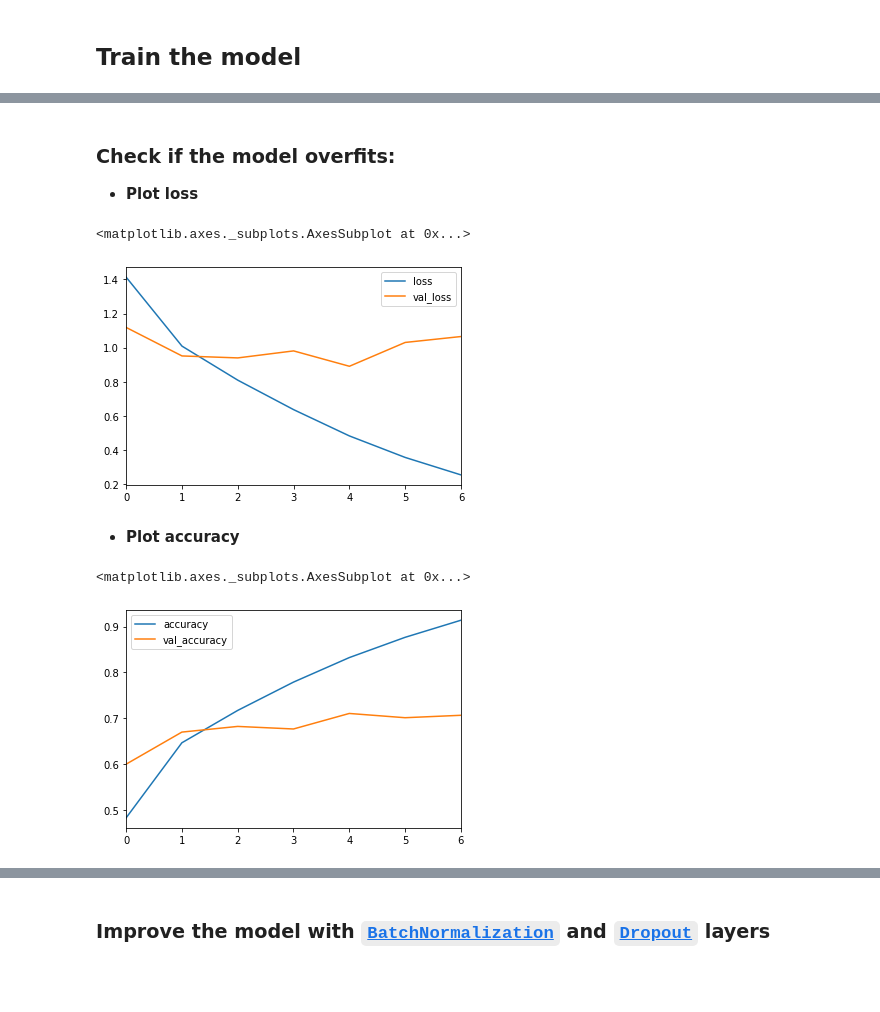
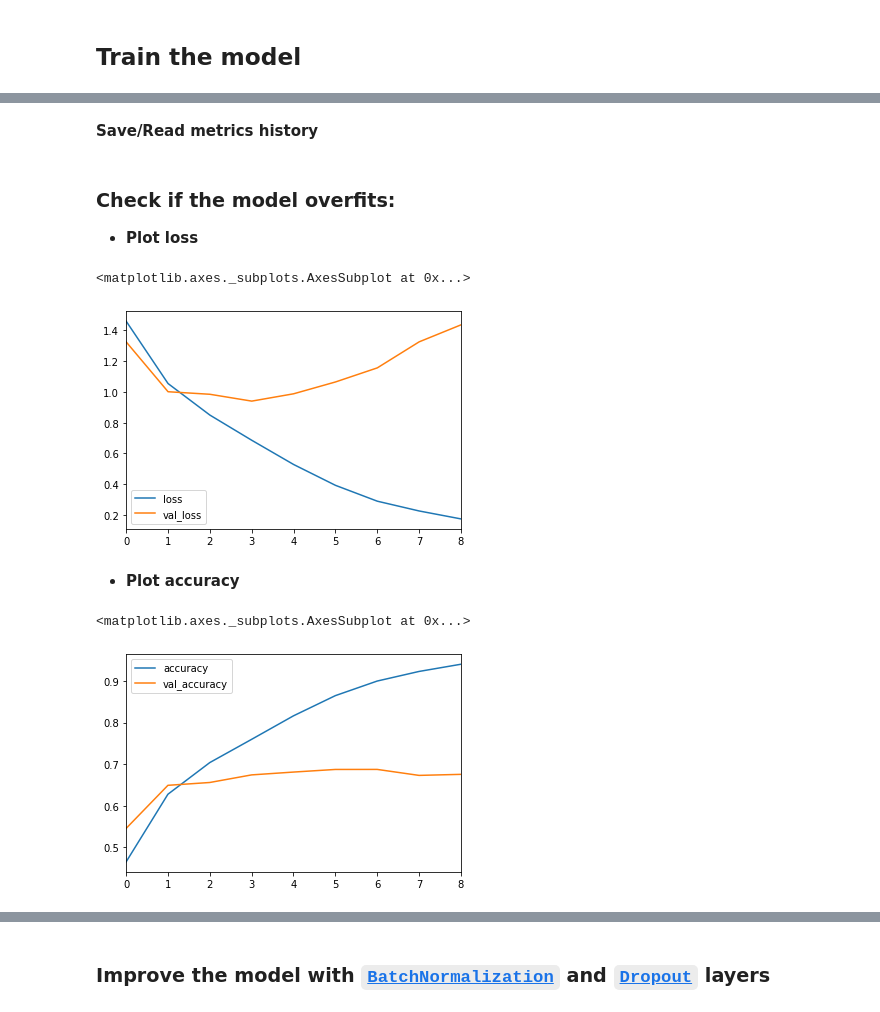
Before and after one commit to ikerey/Deep-Learning-with-TensorFlow2-Keras, a Jupyter notebook: Notebooks/2-CNNs/1-Image-Classification.ipynb, the cells around one changed output, grey strips where cells are left out. Saved outputs shown, nothing was run; the diff lists cells and outputs as text; code cells hidden in the pictures; blank space fills up the shorter version.

```diff
--- a/Notebooks/2-CNNs/1-Image-Classification.ipynb
+++ b/Notebooks/2-CNNs/1-Image-Classification.ipynb
@@ -211,0 +201,2 @@ Epoch 7/10
+# %% [markdown]
+**Save/Read metrics history**
@@ -212,21 +210,22 @@ Epoch 7/10
+# %%
+metrics = pd.read_json('classification_history.json')
 # %% [markdown]
 <a id='overfit'></a>
 ### Check if the model overfits:
 
 - **Plot loss**
 # %%
-metrics = pd.DataFrame(model.history.history)
 metrics[['loss', 'val_loss']].plot()
 # %% [output]
 <matplotlib.axes._subplots.AxesSubplot at 0x...>
-[figure, old version]
+[figure, new version]
 # %% [markdown]
 - **Plot accuracy**
 # %%
 metrics[['accuracy', 'val_accuracy']].plot()
 # %% [output]
 <matplotlib.axes._subplots.AxesSubplot at 0x...>
-[figure, old version]
+[figure, new version]
 # %%
 print(model.metrics_names)
 print(model.evaluate(x_test,y_test_onehot,verbose=0))
```
Also changed, not shown: parts of 25 cells of this notebook, 7 other files.
